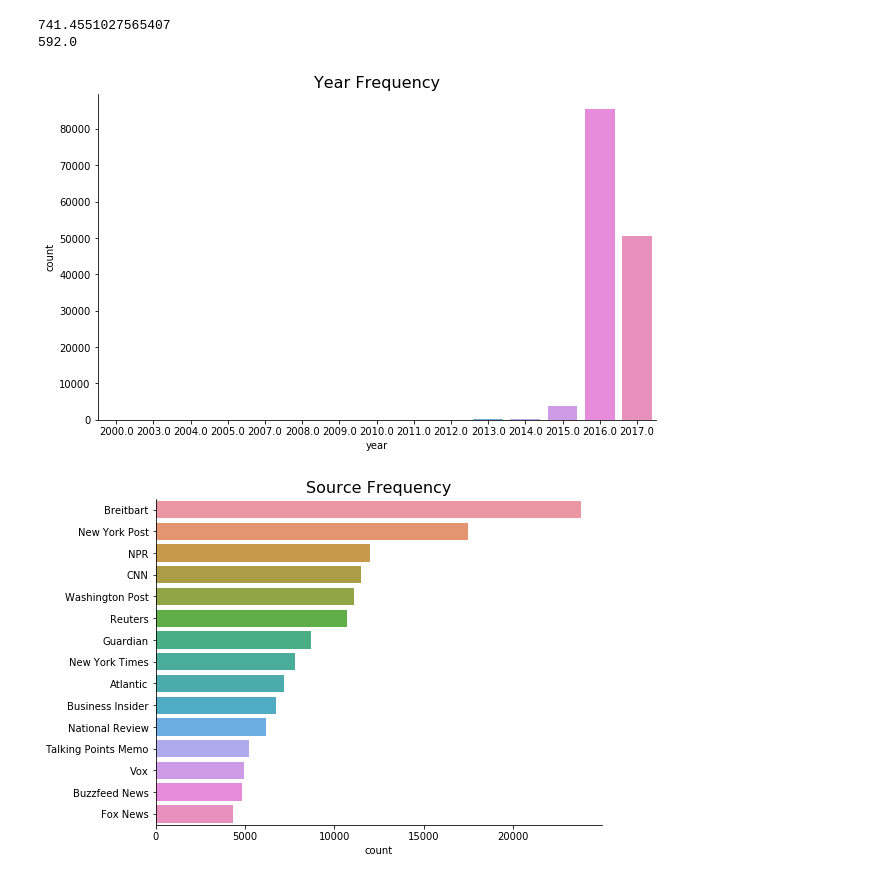
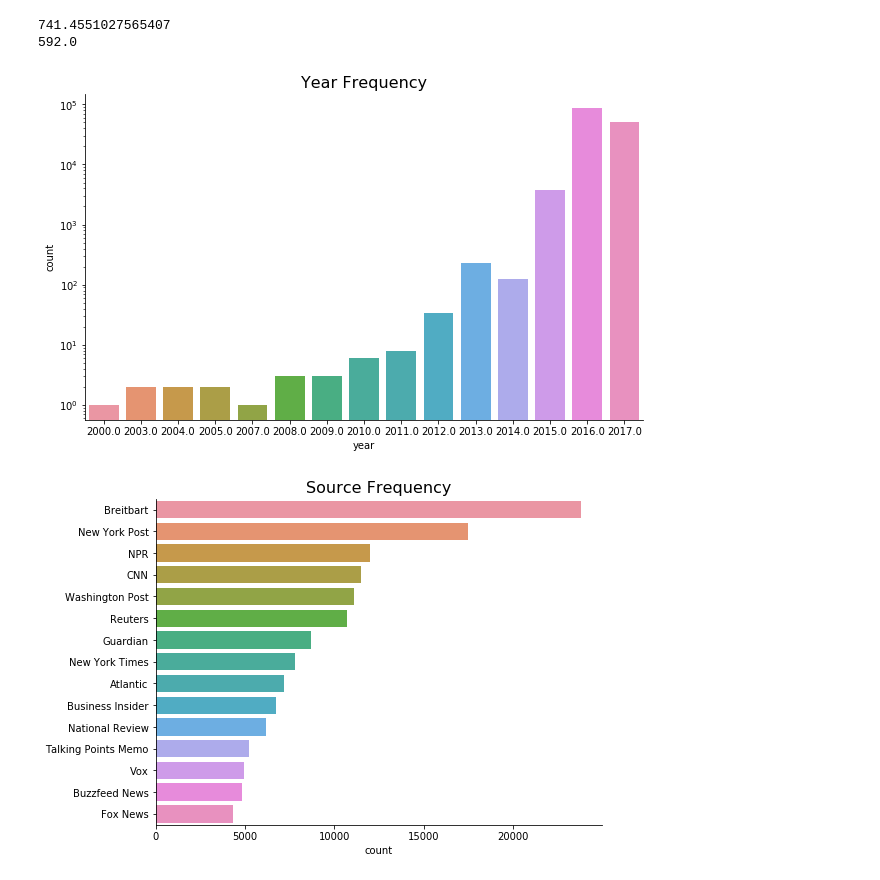
Before and after one commit to asgundogdu/literarystyle, a Jupyter notebook: data_exploration.ipynb, the cells around one changed output. Saved outputs shown, nothing was run; the diff lists cells and outputs as text; code cells hidden in the pictures.

Commit message:
updated log scaling on plot

```diff
--- a/data_exploration.ipynb
+++ b/data_exploration.ipynb
@@ -32,6 +32,7 @@ atn = atn.drop('Unnamed: 0', axis=1).reset_index(drop=True)
 # %%
 # This was to combine the file origionally, no need to redo
 #atn.to_pickle('all_the_news.pkl')
+atn = pd.read_pickle('all_the_news.pkl')
 # %%
 atn
 # %% [output]
@@ -99,10 +100,11 @@ print(atn.text_length.median())
 # %%
 plt.subplots(figsize=(10,6))
 ax = sns.countplot(atn.year)
 ax.set_title('Year Frequency', fontsize = 16)
+ax.set_yscale('log')
 make_it_pretty()
 # %% [output]
-[figure, old version]
+[figure, new version]
 # %%
 plt.subplots(figsize=(8,6))
 viz_data = atn.publication.value_counts()
```
Also changed, not shown: parts of 1 cell of this notebook.
